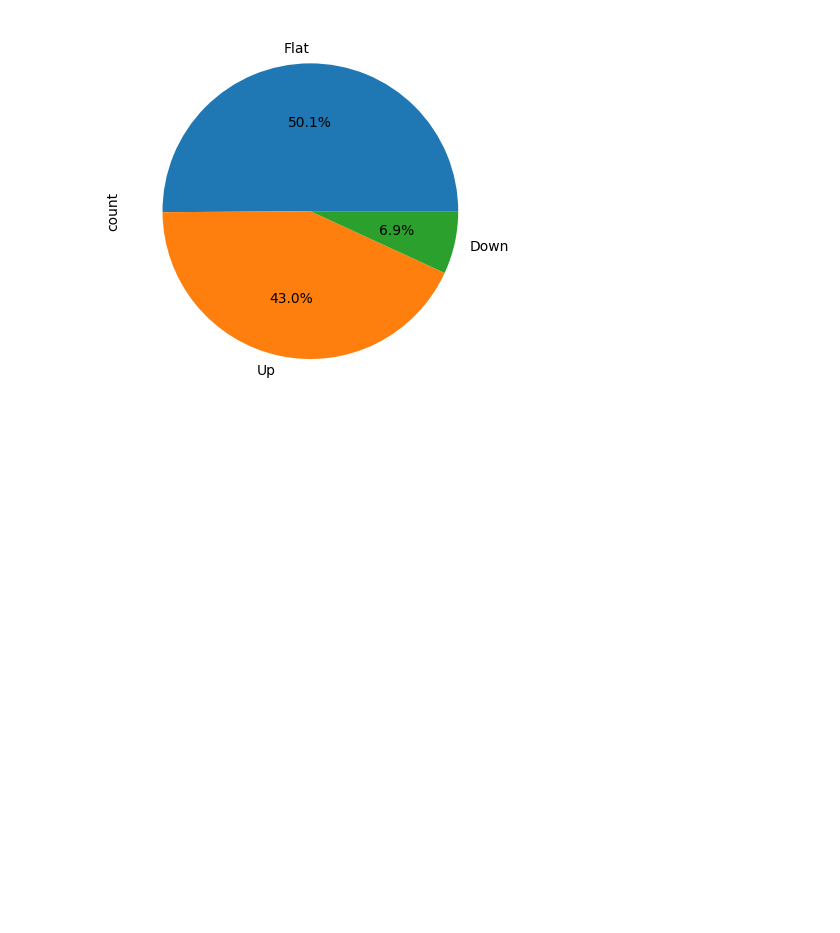
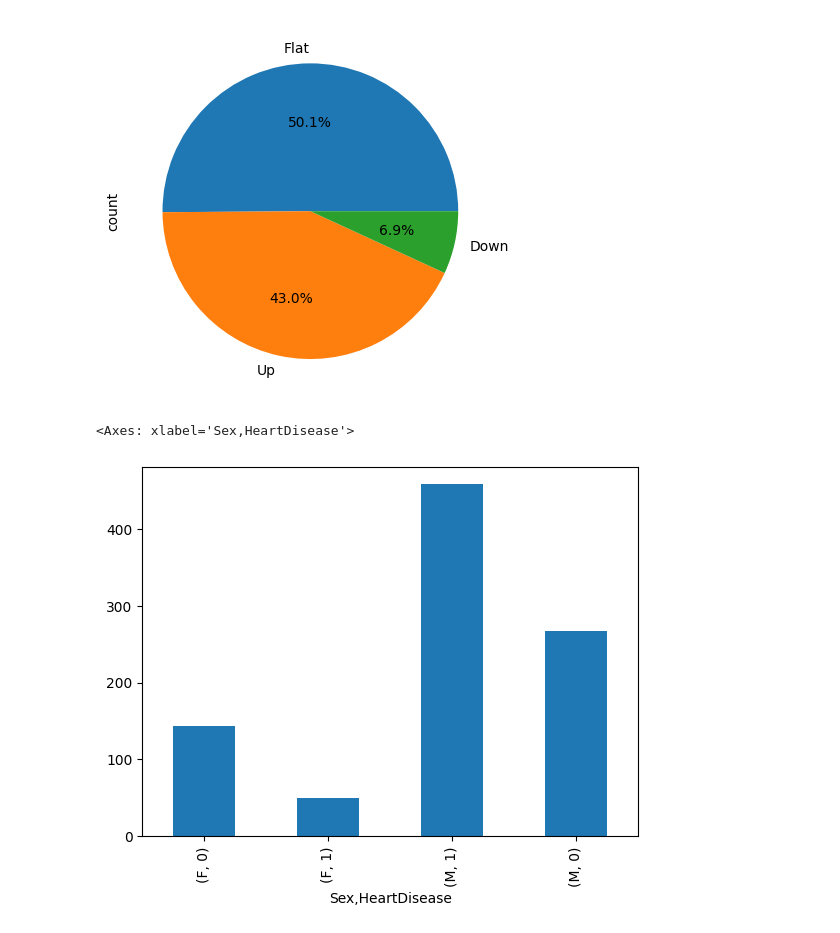
Before and after one commit to nehaljain21/Heart_Disease_EDA, a Jupyter notebook: HeartDisease.ipynb, the cells around one changed output. Cells and saved outputs as stored; diff of their text form; code cells hidden in the pictures; blank space fills up the shorter version.

Commit message:
Bar charts

```diff
--- a/HeartDisease.ipynb
+++ b/HeartDisease.ipynb
@@ -176,3 +176,8 @@ df['ST_Slope'].value_counts().plot(kind='pie',autopct='%1.1f%%')
 # %% [output]
 <Axes: ylabel='count'>
 [figure]
+# %%
+df.groupby('Sex')['HeartDisease'].value_counts().plot(kind='bar')
+# %% [output]
+<Axes: xlabel='Sex,HeartDisease'>
+[figure, added]
```
Also changed, not shown: parts of 3 cells of this notebook.
